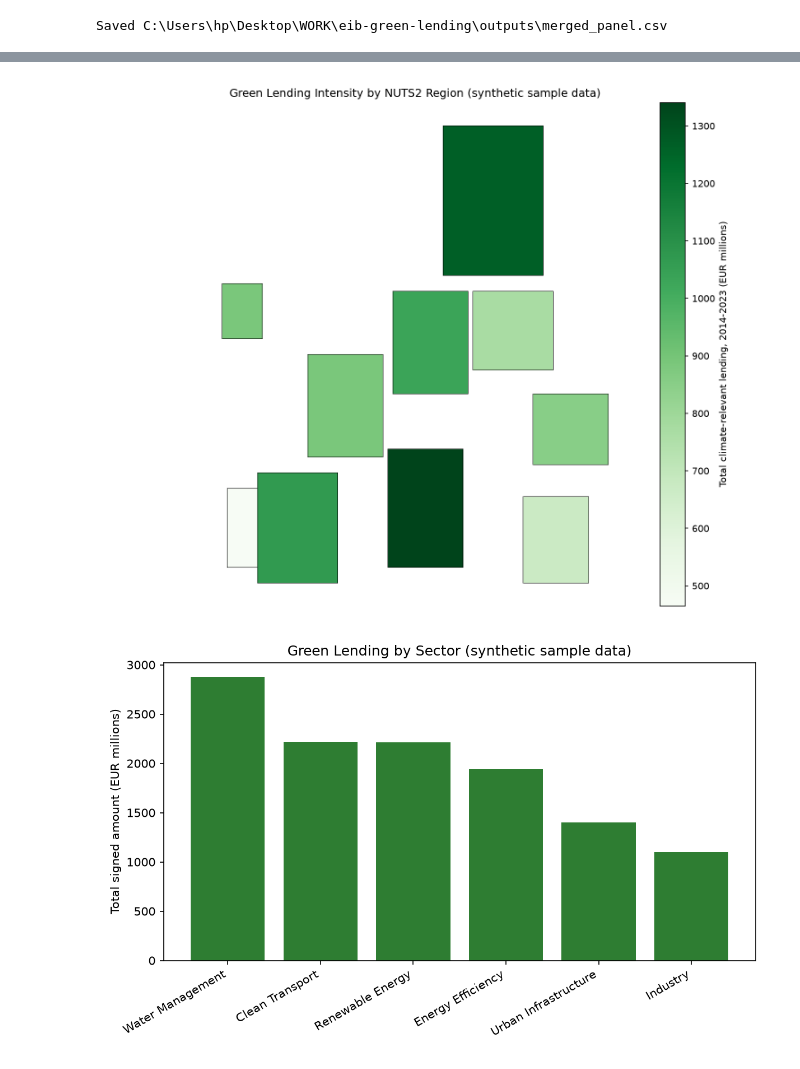
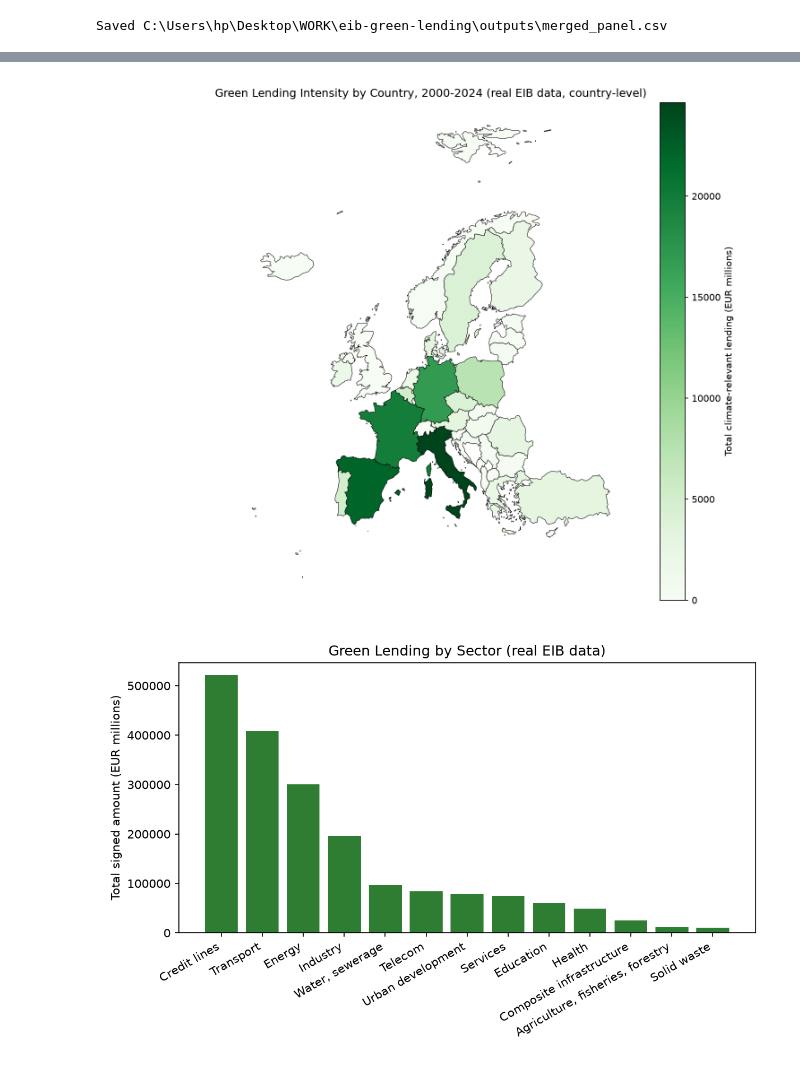
Before and after one commit to nipunkalraa/eib-green-lending, a Jupyter notebook: notebook.ipynb, the cells around one changed output, grey strips where cells are left out. Saved outputs shown, nothing was run; the diff lists cells and outputs as text; code cells hidden in the pictures.

```diff
--- a/notebook.ipynb
+++ b/notebook.ipynb
@@ -21,3 +22,7 @@ if str(Path.cwd()) not in sys.path:
 from IPython.display import Image, display
 
 %matplotlib inline
+
+# Set to "sample" to run entirely on generated synthetic data with no downloads.
+MODE = "real"
+print(f"MODE = {MODE!r}")
@@ -46,7 +48,7 @@ Loads the EIB-style project CSV, validates its schema and coordinate ranges, and
 # %%
 from src.load_lending import load_lending_data, filter_climate_action
 
-lending = load_lending_data()
+lending = load_lending_data(mode=MODE)
 print(f"{len(lending)} projects loaded")
 lending.head()
 # %% [output]
@@ -148,13 +158,13 @@ from src.visualise import (
     plot_choropleth, plot_by_sector, plot_over_time,
 )
 
-plot_choropleth(panel, nuts_gdf)
+plot_choropleth(panel, nuts_gdf, mode=MODE)
 display(Image(filename=str(CHOROPLETH_PATH)))
 # %% [output]
-[figure, old version]
+[figure, new version]
 # %%
-plot_by_sector(lending)
+plot_by_sector(lending, mode=MODE)
 display(Image(filename=str(BY_SECTOR_PATH)))
 # %% [output]
-[figure, old version]
+[figure, new version]
 # %%
```
Also changed, not shown: parts of 22 cells of this notebook, 10 other files.
